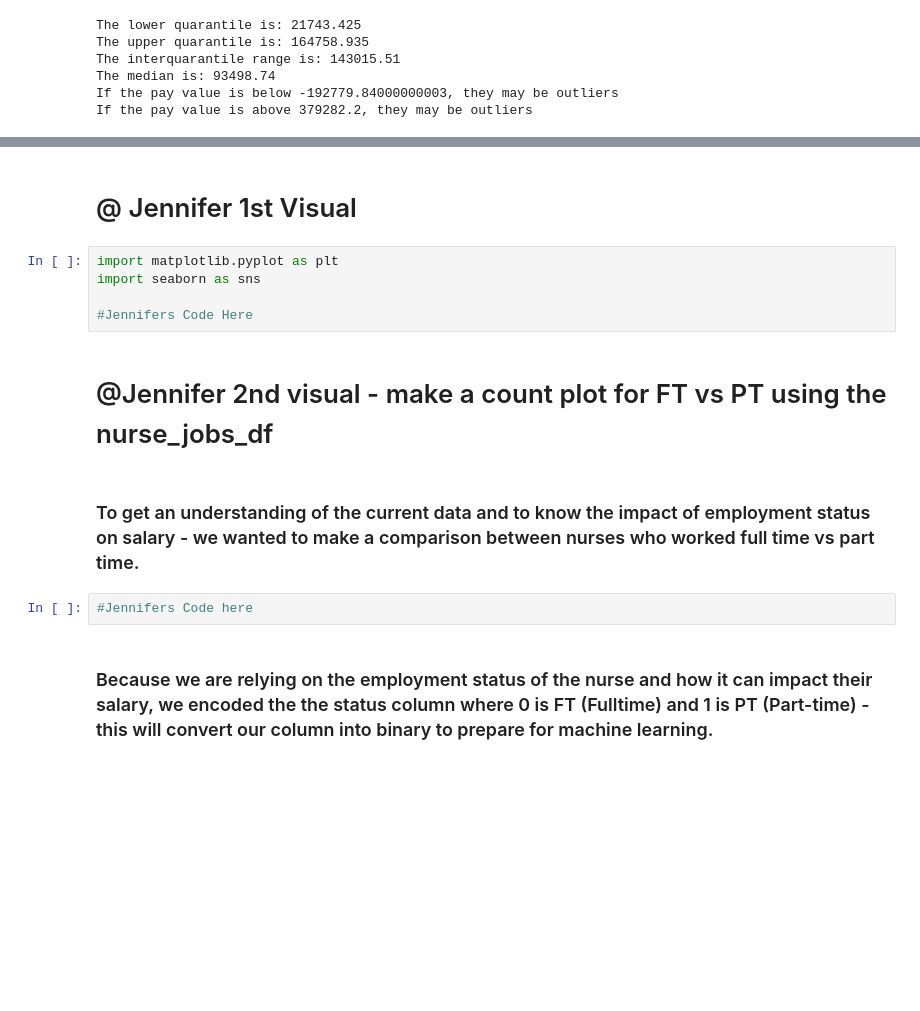
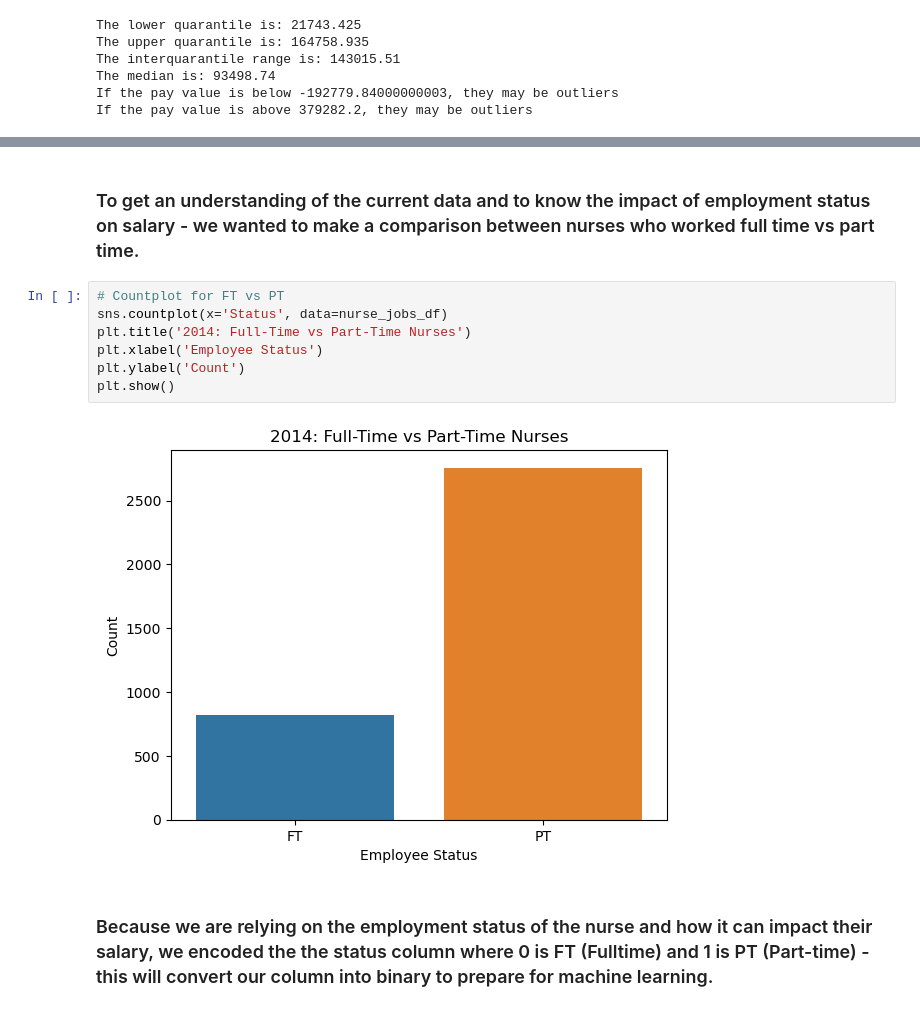
Before and after one commit to adrapiza/Project4-Group3, a Jupyter notebook: Revisions_updated_AD_multicolinearity.ipynb, the cells around one changed output, grey strips where cells are left out. Saved outputs shown, nothing was run; the diff lists cells and outputs as text; blank space fills up the shorter version.

```diff
--- a/Revisions_updated_AD_multicolinearity.ipynb
+++ b/Revisions_updated_AD_multicolinearity.ipynb
@@ -714,16 +561,14 @@ plt.show()
-# %% [markdown]
-# @ Jennifer 1st Visual
-# %%
-import matplotlib.pyplot as plt
-import seaborn as sns
-
-#Jennifers Code Here
-# %% [markdown]
-# @Jennifer 2nd  visual - make a count plot for FT vs PT using the nurse_jobs_df
 # %% [markdown]
 ### To get an understanding of the current data and to know the impact of employment status on salary - we wanted to make a comparison between nurses who worked full time vs part time.
-# %%
-#Jennifers Code here
+# %%
+# Countplot for FT vs PT
+sns.countplot(x='Status', data=nurse_jobs_df)
+plt.title('2014: Full-Time vs Part-Time Nurses')
+plt.xlabel('Employee Status')
+plt.ylabel('Count')
+plt.show()
+# %% [output]
+[figure, added]
 # %% [markdown]
 ### Because we are relying on the employment status of the nurse and how it can impact their salary, we encoded the the status column where 0 is FT (Fulltime) and 1 is PT (Part-time) - this will convert our column into binary to prepare for machine learning.
 # %%
```
Also changed, not shown: parts of 25 cells of this notebook, 3 other files.
